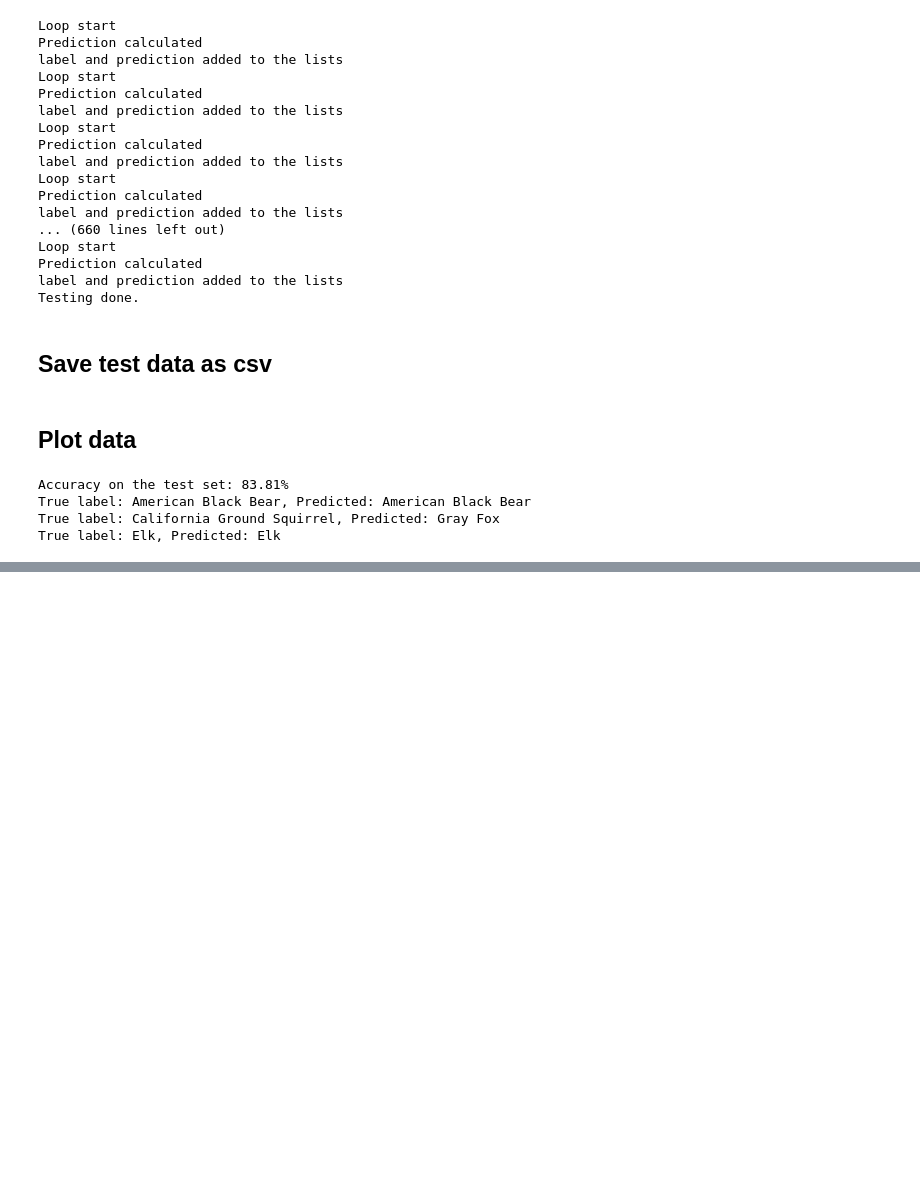
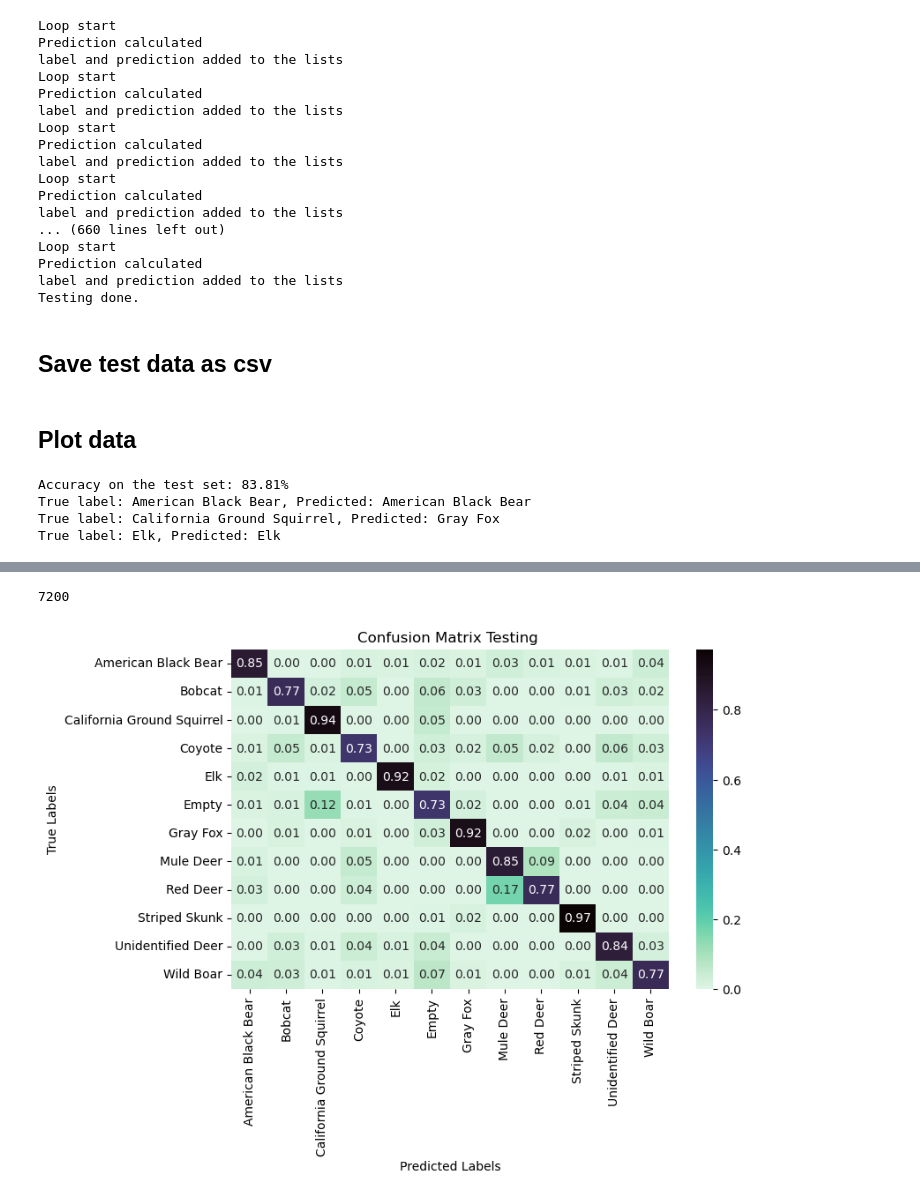
Before and after one commit to michsute/North-American-Animals-Classification, a Jupyter notebook: resnet_baseline.ipynb, the cells around one changed output, grey strips where cells are left out. Saved outputs shown, nothing was run; the diff lists cells and outputs as text; code cells hidden in the pictures; blank space fills up the shorter version.

```diff
--- a/resnet_baseline.ipynb
+++ b/resnet_baseline.ipynb
@@ -546,0 +547,5 @@ True
+# %%
+import pandas as pd
+predictions_filename = 'predictions_model_2025-01-01_12-00-25.csv'
+df = pd.read_csv(predictions_filename)
+df.head()
@@ -546,0 +559,22 @@ True
+# %%
+len(df)
+# %% [output]
+7200
+# %%
+import seaborn as sns
+import matplotlib.pyplot as plt
+from sklearn.metrics import confusion_matrix
+num_classes = 12
+# Confusion Matrix for the Test set
+conf_matrix = confusion_matrix(df['Label'], df['Prediction'])
+class_names = sorted(['American Black Bear', 'California Ground Squirrel', 'Elk', 'Gray Fox', 'Red Deer', 'Unidentified Deer', 'Bobcat', 'Coyote', 'Empty', 'Mule Deer', 'Striped Skunk', 'Wild Boar'])
+
+
+f, ax = plt.subplots(figsize=(8, 5), sharex=True)
+sns.heatmap(conf_matrix/ (len(df)/num_classes), annot=True, fmt='.2f', cmap='mako_r', xticklabels=class_names, yticklabels=class_names)
+ax.set_xlabel('Predicted Labels')
+ax.set_ylabel('True Labels')
+ax.set_title(f'Confusion Matrix Testing ')
+f.show()
+# %% [output]
+[figure, added]
```
Also changed, not shown: parts of 10 cells of this notebook, 2 other files.
